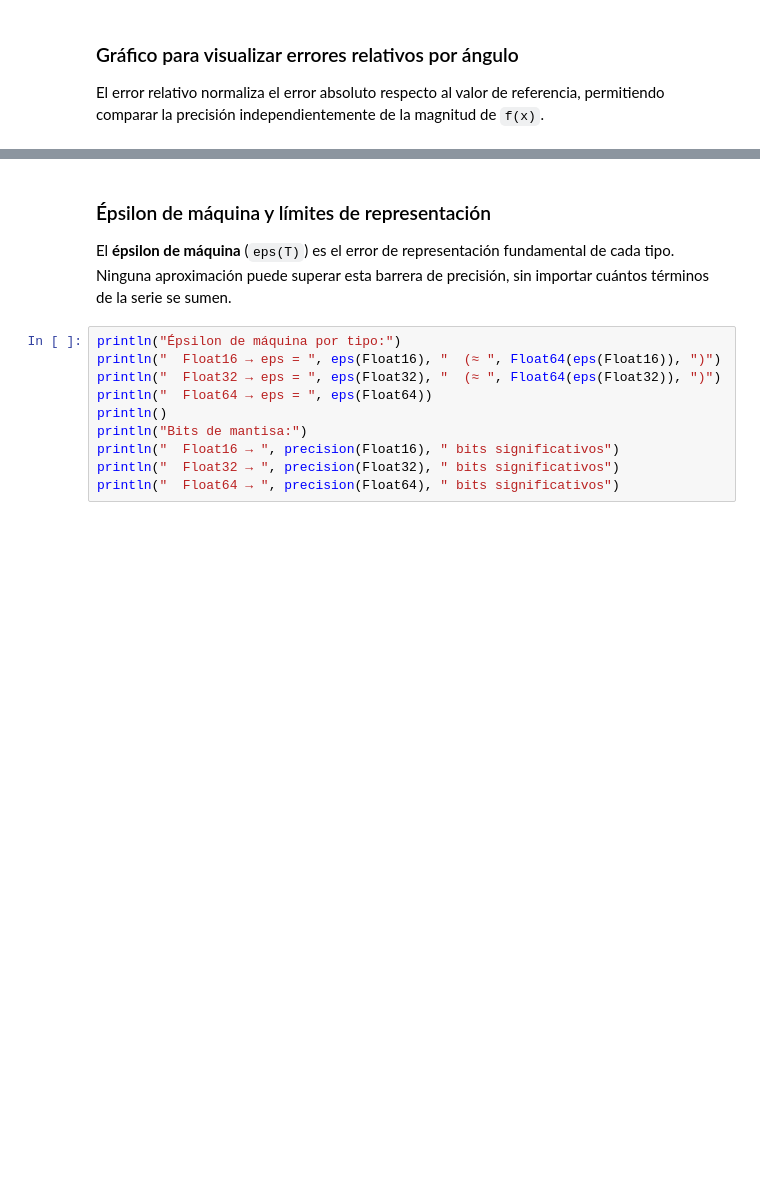
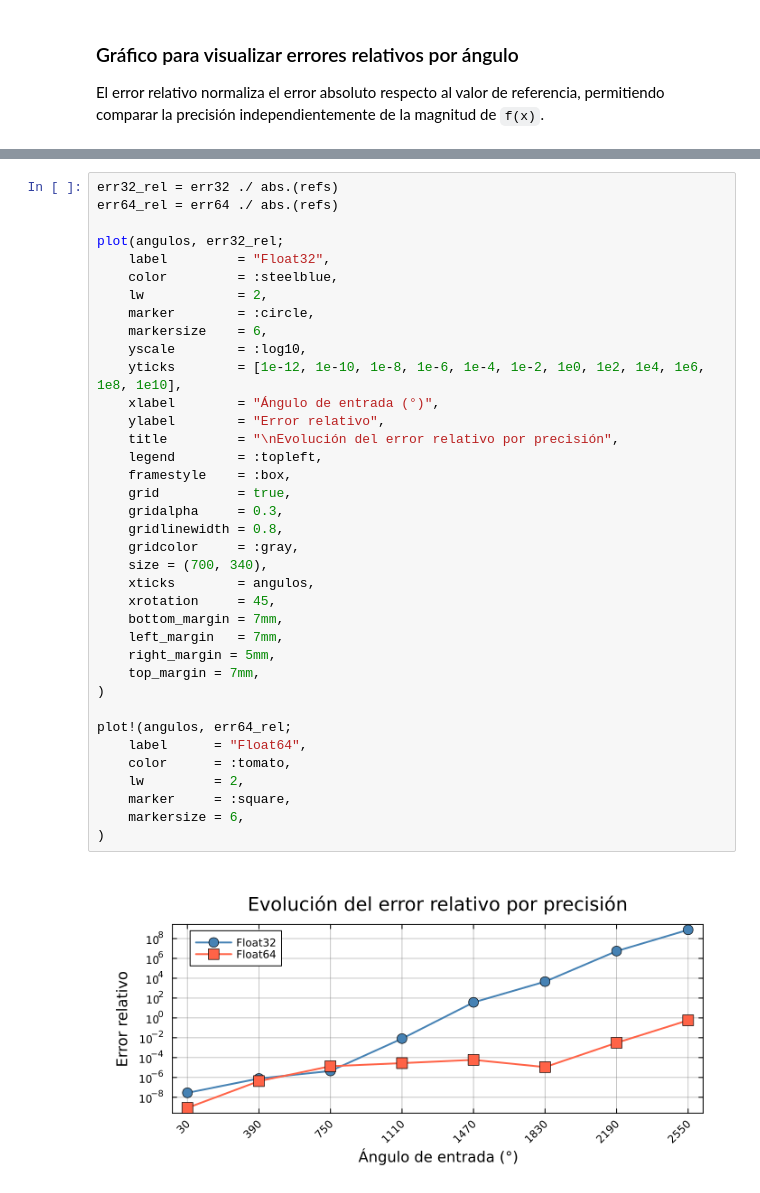
Before and after one commit to AndreaFigueroaR/comparison-of-precisions, a Jupyter notebook: Aproximaciones_seno.ipynb, the cells around one changed output, grey strips where cells are left out. Saved outputs shown, nothing was run; the diff lists cells and outputs as text; blank space fills up the shorter version.

```diff
--- a/Aproximaciones_seno.ipynb
+++ b/Aproximaciones_seno.ipynb
@@ -305,16 +250,39 @@ LoadError: Precisión no reconocida: 'Float16'. Usa "Float16", "Float32" o "Floa
-# %% [markdown]
-### Épsilon de máquina y límites de representación
-
-El **épsilon de máquina** (`eps(T)`) es el error de representación fundamental de cada tipo.
-Ninguna aproximación puede superar esta barrera de precisión, sin importar cuántos
-términos de la serie se sumen.
-# %%
-println("Épsilon de máquina por tipo:")
-println("  Float16 → eps = ", eps(Float16), "  (≈ ", Float64(eps(Float16)), ")")
-println("  Float32 → eps = ", eps(Float32), "  (≈ ", Float64(eps(Float32)), ")")
-println("  Float64 → eps = ", eps(Float64))
-println()
-println("Bits de mantisa:")
-println("  Float16 → ", precision(Float16), " bits significativos")
-println("  Float32 → ", precision(Float32), " bits significativos")
-println("  Float64 → ", precision(Float64), " bits significativos")
+# %%
+err32_rel = err32 ./ abs.(refs)
+err64_rel = err64 ./ abs.(refs)
+
+plot(angulos, err32_rel;
+    label         = "Float32",
+    color         = :steelblue,
+    lw            = 2,
+    marker        = :circle,
+    markersize    = 6,
+    yscale        = :log10,
+    yticks        = [1e-12, 1e-10, 1e-8, 1e-6, 1e-4, 1e-2, 1e0, 1e2, 1e4, 1e6, 1e8, 1e10],
+    xlabel        = "Ángulo de entrada (°)",
+    ylabel        = "Error relativo",
+    title         = "\nEvolución del error relativo por precisión",
+    legend        = :topleft,
+    framestyle    = :box,
+    grid          = true,
+    gridalpha     = 0.3,
+    gridlinewidth = 0.8,
+    gridcolor     = :gray,
+    size = (700, 340),
+    xticks        = angulos,
+    xrotation     = 45,
+    bottom_margin = 7mm,
+    left_margin   = 7mm,
+    right_margin = 5mm,
+    top_margin = 7mm,
+)
+
+plot!(angulos, err64_rel;
+    label      = "Float64",
+    color      = :tomato,
+    lw         = 2,
+    marker     = :square,
+    markersize = 6,
+)
+# %% [output]
+[figure, added]
```
Also changed, not shown: parts of 4 cells of this notebook.
